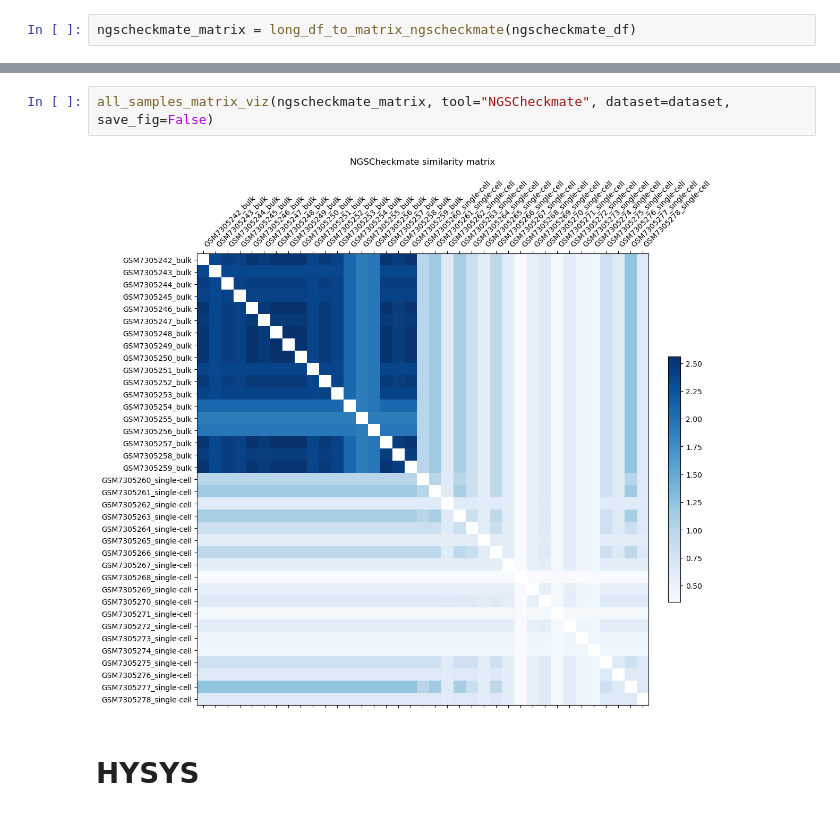
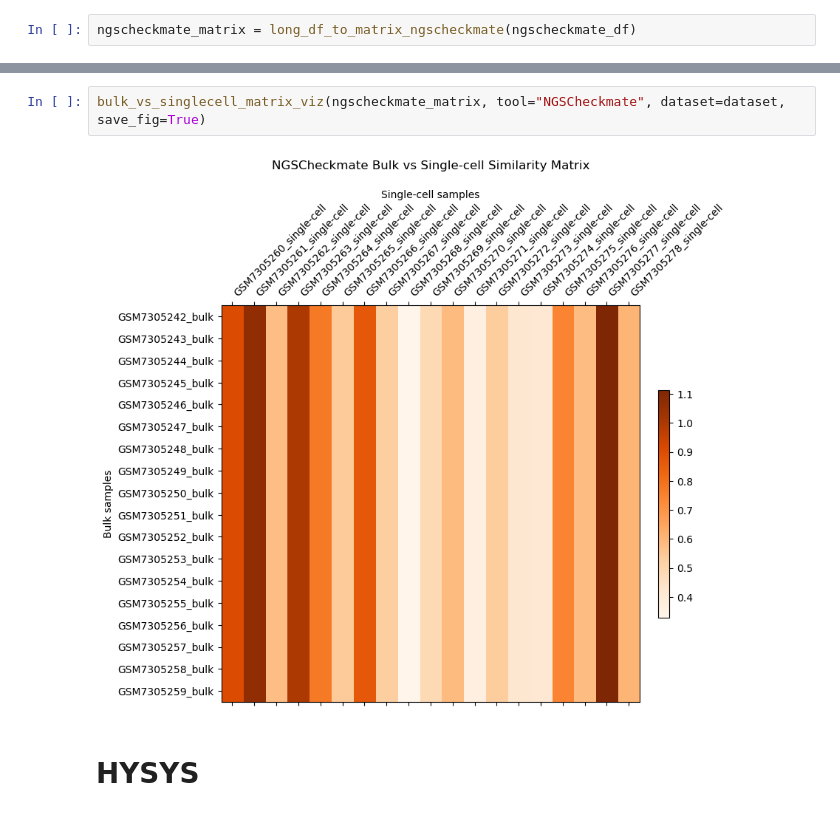
Before and after one commit to emma2207/hgsoc-reconstruction, a Jupyter notebook: sample_id_matching/scripts/experiment/eda.ipynb, the cells around one changed output, grey strips where cells are left out. Saved outputs shown, nothing was run; the diff lists cells and outputs as text.

```diff
--- a/sample_id_matching/scripts/experiment/eda.ipynb
+++ b/sample_id_matching/scripts/experiment/eda.ipynb
@@ -193,7 +198,7 @@ ngscheckmate_matrix
 # %%
-all_samples_matrix_viz(ngscheckmate_matrix, tool="NGSCheckmate", dataset=dataset, save_fig=False)
+bulk_vs_singlecell_matrix_viz(ngscheckmate_matrix, tool="NGSCheckmate", dataset=dataset, save_fig=True)
 # %% [output]
-[figure, old version]
+[figure, new version]
 # %% [markdown]
 # HYSYS
 # %%
```
Also changed, not shown: parts of 29 cells of this notebook.
